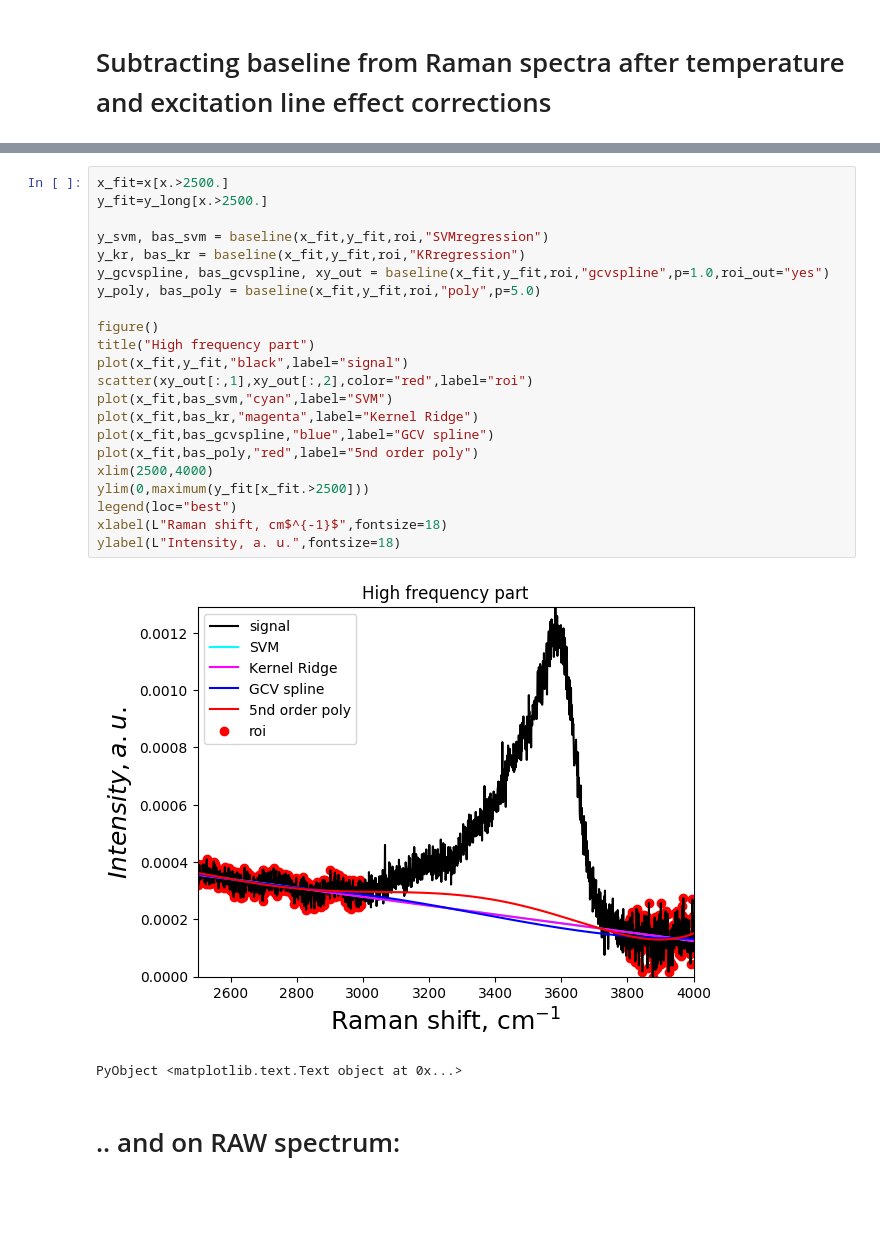
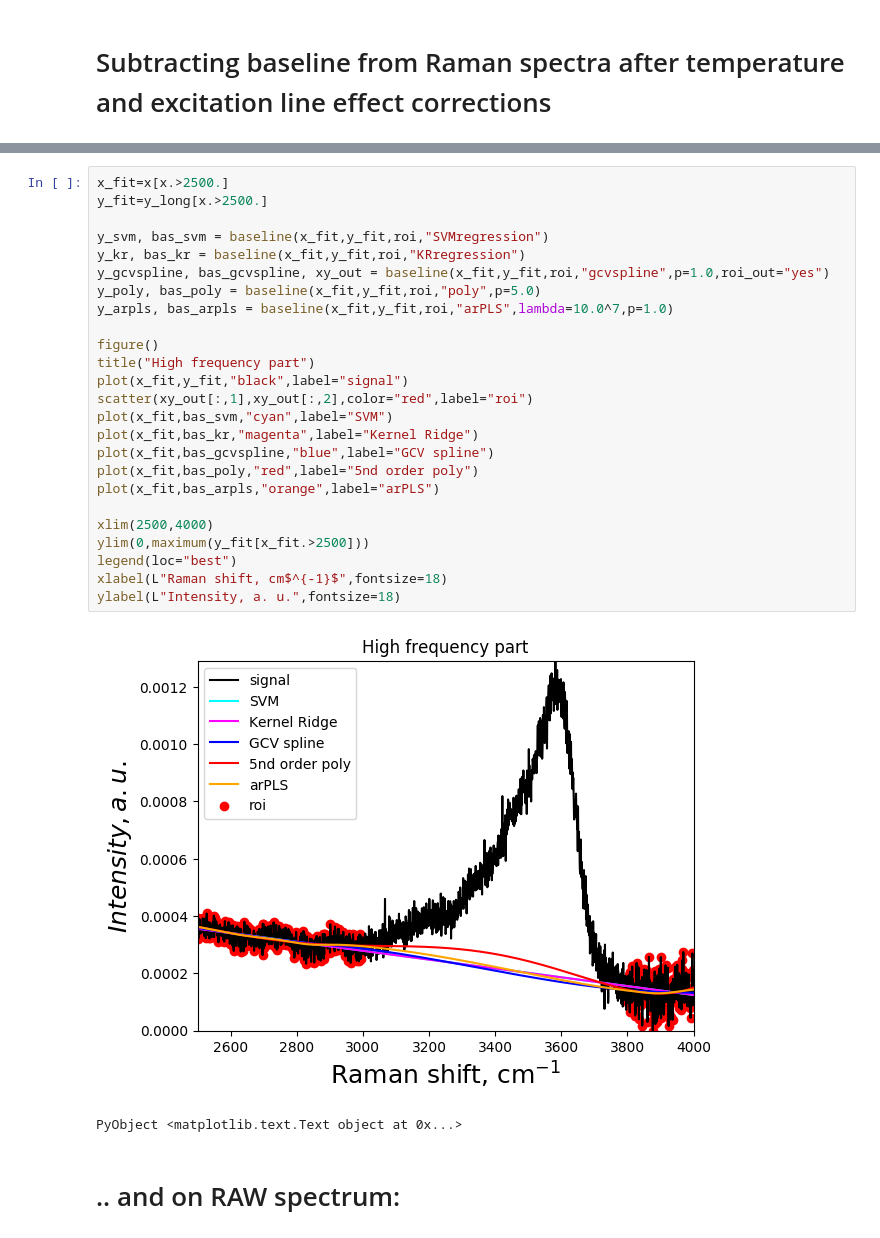
Before and after one commit to charlesll/Spectra.jl, a Jupyter notebook: examples/Baseline_examples.ipynb, the cells around one changed output, grey strips where cells are left out. Cells and saved outputs as stored; diff of their text form; blank space fills up the shorter version.

```diff
--- a/examples/Baseline_examples.ipynb
+++ b/examples/Baseline_examples.ipynb
@@ -102,27 +105,30 @@ PyObject <matplotlib.text.Text object at 0x...>
 # %%
 x_fit=x[x.>2500.]
 y_fit=y_long[x.>2500.]
 
 y_svm, bas_svm = baseline(x_fit,y_fit,roi,"SVMregression")
 y_kr, bas_kr = baseline(x_fit,y_fit,roi,"KRregression")
 y_gcvspline, bas_gcvspline, xy_out = baseline(x_fit,y_fit,roi,"gcvspline",p=1.0,roi_out="yes")
 y_poly, bas_poly = baseline(x_fit,y_fit,roi,"poly",p=5.0)
+y_arpls, bas_arpls = baseline(x_fit,y_fit,roi,"arPLS",lambda=10.0^7,p=1.0)
 
 figure()
 title("High frequency part")
 plot(x_fit,y_fit,"black",label="signal")
 scatter(xy_out[:,1],xy_out[:,2],color="red",label="roi")
 plot(x_fit,bas_svm,"cyan",label="SVM")
 plot(x_fit,bas_kr,"magenta",label="Kernel Ridge")
 plot(x_fit,bas_gcvspline,"blue",label="GCV spline")
 plot(x_fit,bas_poly,"red",label="5nd order poly")
+plot(x_fit,bas_arpls,"orange",label="arPLS")
+
 xlim(2500,4000)
 ylim(0,maximum(y_fit[x_fit.>2500]))
 legend(loc="best")
 xlabel(L"Raman shift, cm$^{-1}$",fontsize=18)
 ylabel(L"Intensity, a. u.",fontsize=18)
 # %% [output]
-[figure, old version]
+[figure, new version]
 PyObject <matplotlib.text.Text object at 0x...>
 # %% [markdown]
 # .. and on RAW spectrum:
```
Also changed, not shown: parts of 1 cell of this notebook, 5 other files.
